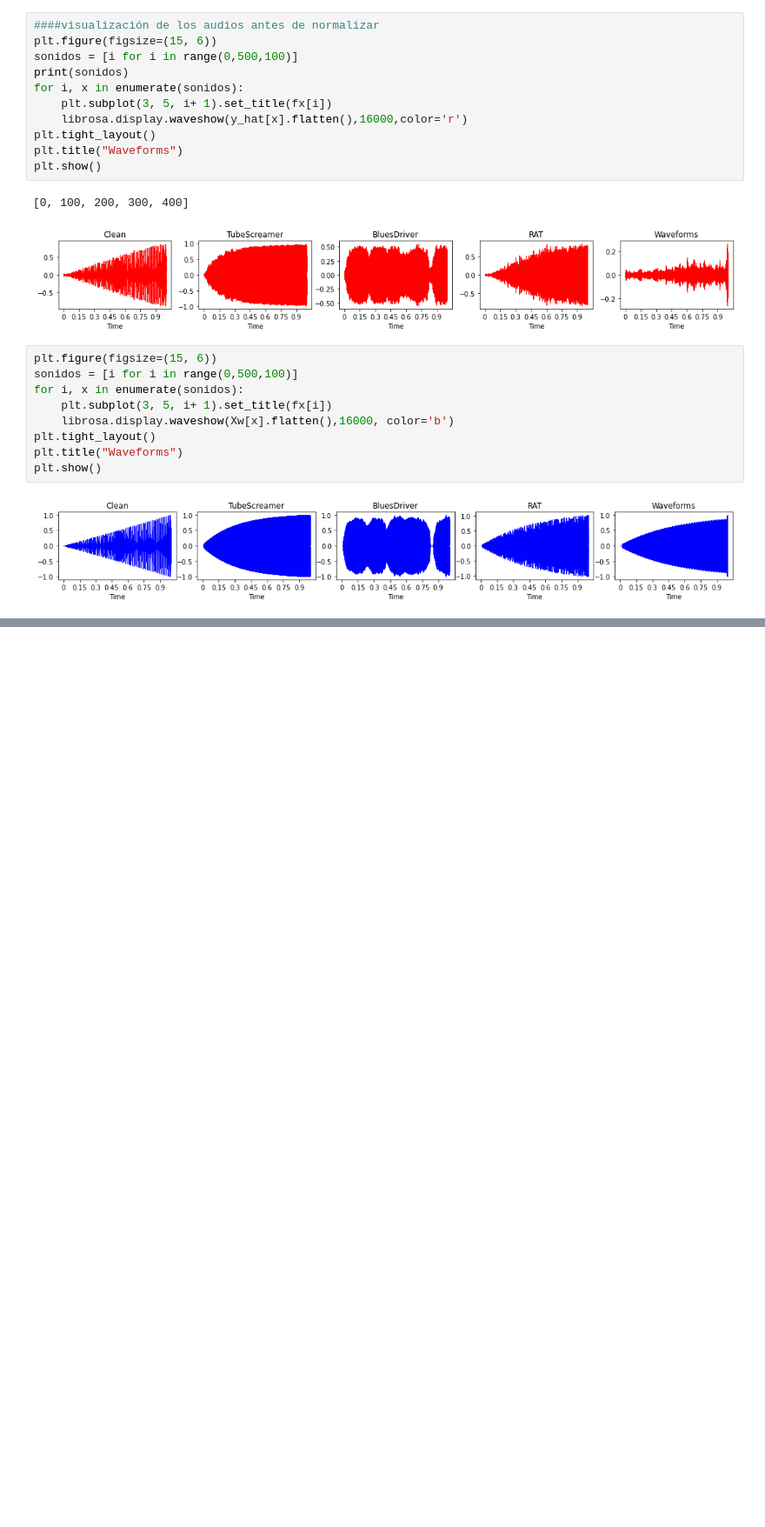
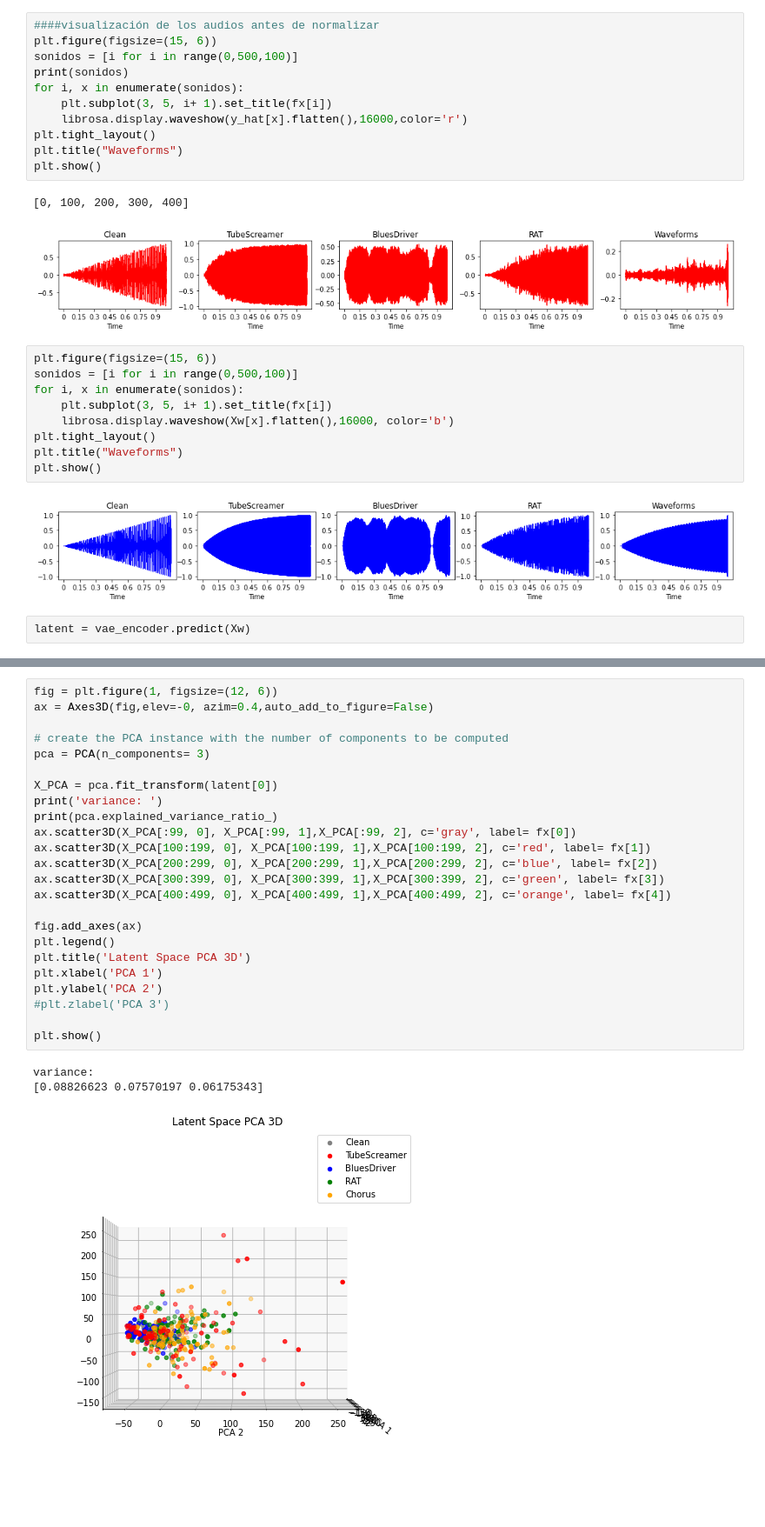
Before and after one commit to mezaga/ACIML, a Jupyter notebook: train.ipynb, the cells around one changed output, grey strips where cells are left out. Shown at 87% size. Saved outputs shown, nothing was run; the diff lists cells and outputs as text; blank space fills up the shorter version.

```diff
--- a/train.ipynb
+++ b/train.ipynb
@@ -229,3 +229,5 @@ plt.title("Waveforms")
 plt.show()
 # %% [output]
 [figure]
+# %%
+latent = vae_encoder.predict(Xw)
@@ -231,0 +237,28 @@ plt.show()
+# %%
+fig = plt.figure(1, figsize=(12, 6))
+ax = Axes3D(fig,elev=-0, azim=0.4,auto_add_to_figure=False)
+
+# create the PCA instance with the number of components to be computed
+pca = PCA(n_components= 3)
+
+X_PCA = pca.fit_transform(latent[0])
+print('variance: ')
+print(pca.explained_variance_ratio_)
+ax.scatter3D(X_PCA[:99, 0], X_PCA[:99, 1],X_PCA[:99, 2], c='gray', label= fx[0])
+ax.scatter3D(X_PCA[100:199, 0], X_PCA[100:199, 1],X_PCA[100:199, 2], c='red', label= fx[1])
+ax.scatter3D(X_PCA[200:299, 0], X_PCA[200:299, 1],X_PCA[200:299, 2], c='blue', label= fx[2])
+ax.scatter3D(X_PCA[300:399, 0], X_PCA[300:399, 1],X_PCA[300:399, 2], c='green', label= fx[3])
+ax.scatter3D(X_PCA[400:499, 0], X_PCA[400:499, 1],X_PCA[400:499, 2], c='orange', label= fx[4])
+
+fig.add_axes(ax)
+plt.legend()
+plt.title('Latent Space PCA 3D')
+plt.xlabel('PCA 1')
+plt.ylabel('PCA 2')
+#plt.zlabel('PCA 3')
+
+plt.show()
+# %% [output]
+variance:
+[0.08826623 0.07570197 0.06175343]
+[figure, added]
```
Also changed, not shown: parts of 6 cells of this notebook, 2 other files.
